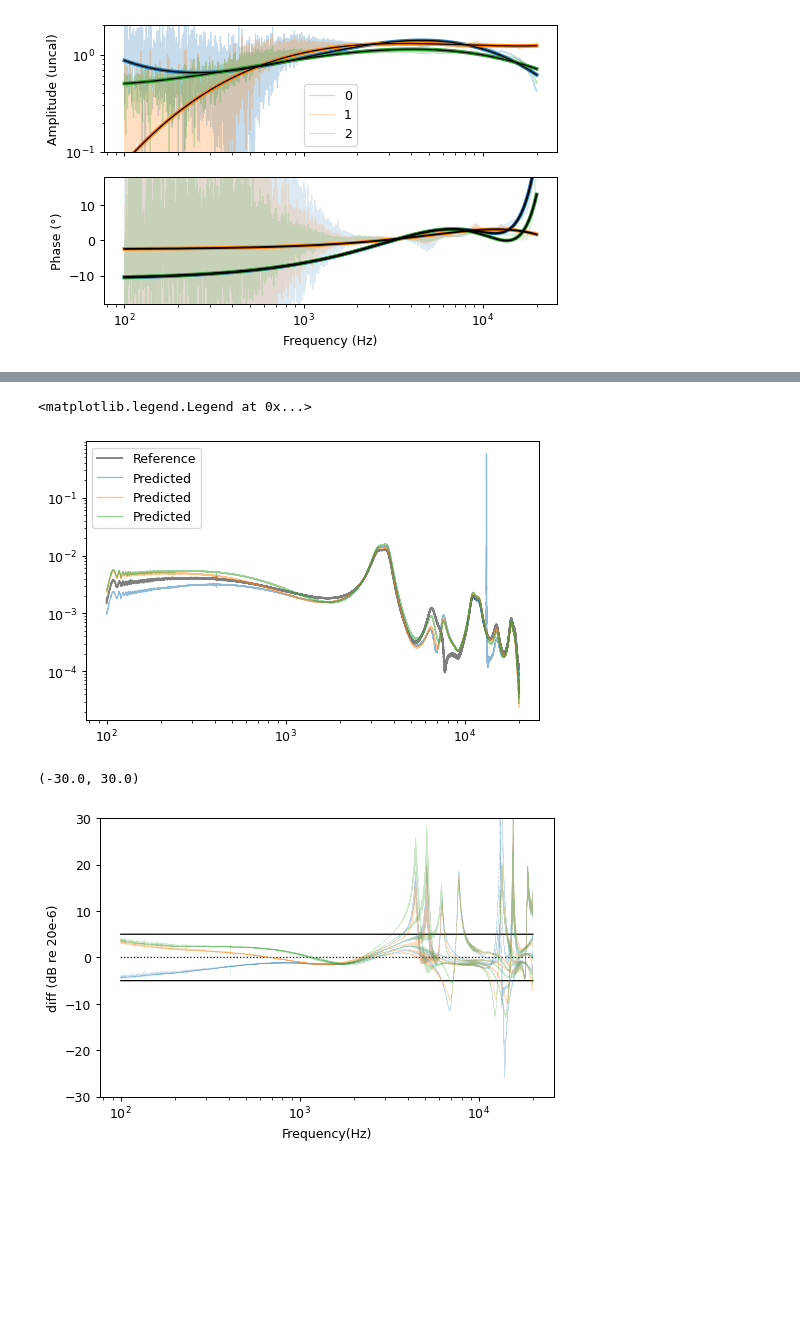
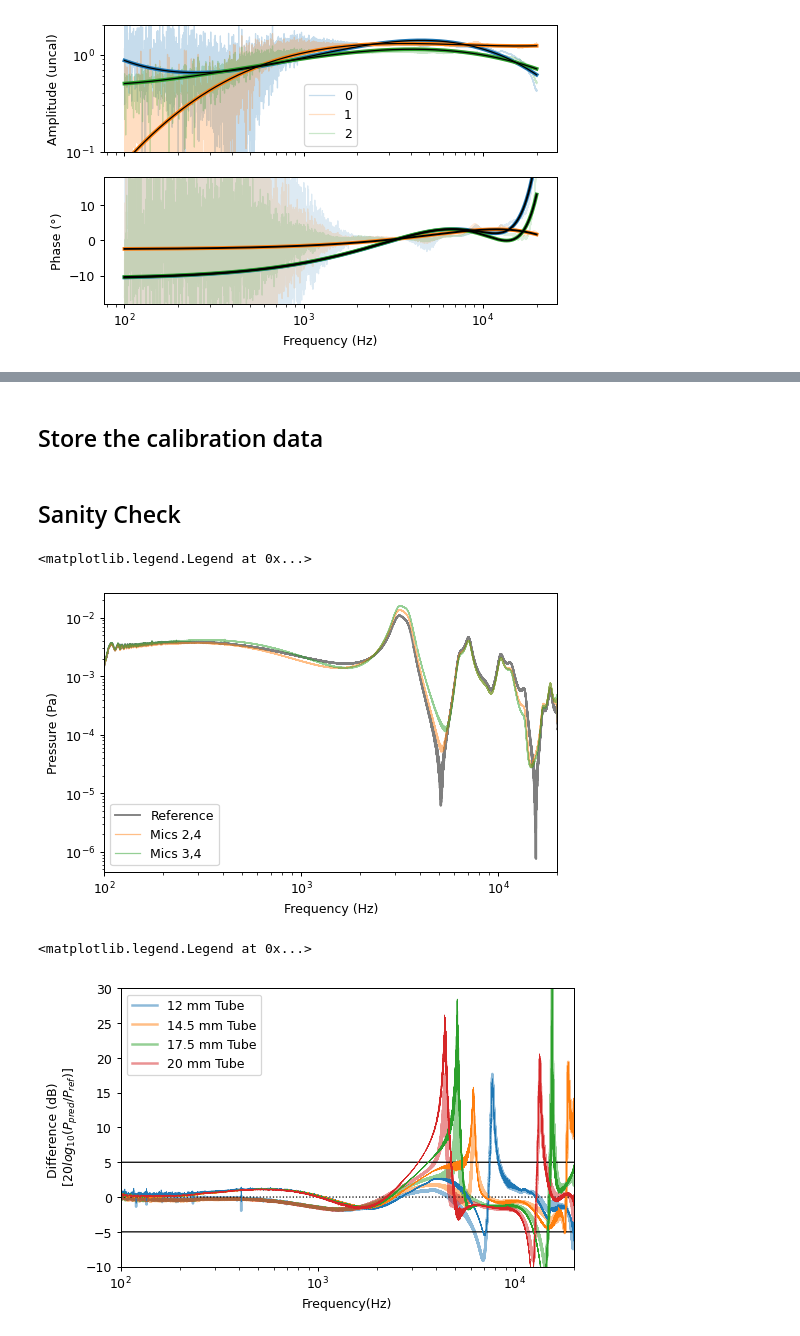
Before and after one commit to Tympan/auren-python, a Jupyter notebook: jupyter_notebooks/2024-07-02_auren_calibration_0.ipynb, the cells around one changed output, grey strips where cells are left out. Saved outputs shown, nothing was run; the diff lists cells and outputs as text; code cells hidden in the pictures; blank space fills up the shorter version.

Commit message:
ENH: Validated Auren Probe calibration. Looks good!

```diff
--- a/jupyter_notebooks/2024-07-02_auren_calibration_0.ipynb
+++ b/jupyter_notebooks/2024-07-02_auren_calibration_0.ipynb
@@ -431,6 +432,7 @@ for i, mic in enumerate(channels[:-1]):
 s_abs_amp = 2
 
 amp_cal = mic_p_correction.mean(axis=(0, 1))
+amp_cal = mic_p_correction[1:].mean(axis=(0, 1))
 amp_cal_b = 10**(np.log10(mic_p_correction).mean(axis=(0, 1)))
 amp_cal_orig = mic_p_correction.mean(axis=(0, 1))
 # TODO, make a better fit with ALL the data here, not just a mean of the data...
@@ -513,15 +519,21 @@ amp_cal = amp_cal2
 # plt.loglog(f_ref[0, 0], (np.abs( p[channel, trial, 2]) * cal2[:, 2]).T * amp_cal, 'C1', alpha=0.5, label="Predicted", lw=0.2)
 # # plt.loglog(f_ref[0, 0], (np.abs( p[channel, trial, 3]) * cal2[:, 3]).T, 'C2', alpha=0.5, label="Predicted", lw=0.2)
 # plt.legend()
+# %% [markdown]
+## Store the calibration data
+# %%
+calibration_data["cal"] = cal2 * amp_cal[:, None]
+# %% [markdown]
+## Sanity Check
 # %%
-channel = 0
+channel = 2
 mic1 = 0
 N = p_ref.shape[0]
 p_probe_pred2 = cavern_model.p_measured(
     f[0, 0] * units.Hz,
     x_probe[0] + x_probe_offset,
     x_mic[mic1], x_mic[mic_ref],
-    p[:N, trial, mic1] * cal2[:, mic1] * amp_cal, p[:N, trial, mic_ref] * amp_cal)
+    p[:N, trial, mic1] * calibration_data["cal"][:, mic1], p[:N, trial, mic_ref] * calibration_data["cal"][:, mic_ref])
 
 mic1 = 1
 # mic2 = 2
@@ -529,7 +541,7 @@ p_probe_pred22 = cavern_model.p_measured(
     f[0, 0] * units.Hz,
     x_probe[0] + x_probe_offset,
     x_mic[mic1], x_mic[mic_ref],
-    p[:N, trial, mic1] * cal2[:, mic1] * amp_cal, p[:N, trial, mic_ref] * amp_cal)
+    p[:N, trial, mic1] * calibration_data["cal"][:, mic1], p[:N, trial, mic_ref] * calibration_data["cal"][:, mic_ref])
     # x_mic[mic1], x_mic[mic2],
     # p[:N, trial, mic1] * cal2[:, mic1] * amp_cal, p[:N, trial, mic2] * cal2[:, mic2] * amp_cal)
 
@@ -538,45 +550,51 @@ p_probe_pred23 = cavern_model.p_measured(
     f[0, 0] * units.Hz,
     x_probe[0] + x_probe_offset,
     x_mic[mic1], x_mic[mic_ref],
-    p[:N, trial, mic1] * cal2[:, mic1] * amp_cal, p[:N, trial, mic_ref] * amp_cal)
+    p[:N, trial, mic1] * calibration_data["cal"][:, mic1], p[:N, trial, mic_ref] * calibration_data["cal"][:, mic_ref])
 
 plt.figure(**figkwargs)
 plt.loglog(f_ref[0, 0], np.abs(p_ref[channel, trial]).T, 'k', alpha=0.5, label='Reference')
 # plt.loglog(f[0, 0], np.abs(p_ref_on_f[channel, trial]).T, 'r-', alpha=1, lw=0.2, label='Reference')
-plt.loglog(f_ref[0, 0], np.abs(p_probe_pred2[channel]).T, 'C0', alpha=0.5, label="Predicted", lw=1)
-plt.loglog(f_ref[0, 0], np.abs(p_probe_pred22[channel]).T, 'C1', alpha=0.5, label="Predicted", lw=1)
-plt.loglog(f_ref[0, 0], np.abs(p_probe_pred23[channel]).T, 'C2', alpha=0.5, label="Predicted", lw=1)
+# plt.loglog(f_ref[0, 0], np.abs(p_probe_pred2[channel]).T, 'C0', alpha=0.5, label="Predicted", lw=1)
+plt.loglog(f_ref[0, 0], np.abs(p_probe_pred22[channel]).T, 'C1', alpha=0.5, label="Mics 2,4", lw=1)
+plt.loglog(f_ref[0, 0], np.abs(p_probe_pred23[channel]).T, 'C2', alpha=0.5, label="Mics 3,4", lw=1)
+plt.xlim(100, 20000)
+plt.ylabel("Pressure (Pa)")
+plt.xlabel("Frequency (Hz)")
 plt.legend()
 # %% [output]
 <matplotlib.legend.Legend at 0x...>
-[figure, old version]
+[figure, new version]
 # %%
 plt.figure(**figkwargs)
+plt.semilogx(f_ref[0, 0], todB(p_probe_pred22).T - todB(p_ref[:, 0].T), '-', alpha=0.5, lw=2)
 plt.semilogx(f[0, 0], f[0, 0]*0 + 5, 'k', lw=1, alpha=1)
 plt.semilogx(f[0, 0], f[0, 0]*0 - 5, 'k', lw=1, alpha=1)
 plt.semilogx(f[0, 0], f[0, 0]*0  , 'k:', lw=1, alpha=1)
-plt.semilogx(f_ref[0, 0], todB(p_probe_pred2).T - todB(p_ref[:, 0].T), 'C0', alpha=0.25, lw=0.2)
-plt.semilogx(f_ref[0, 0], todB(p_probe_pred22).T - todB(p_ref[:, 0].T), 'C1', alpha=0.25, lw=0.2)
-plt.semilogx(f_ref[0, 0], todB(p_probe_pred23).T - todB(p_ref[:, 0].T), 'C2', alpha=0.25, lw=0.2)
+# plt.semilogx(f_ref[0, 0], todB(p_probe_pred2).T - todB(p_ref[:, 0].T), 'C0', alpha=0.25, lw=0.2)
+plt.gca().set_prop_cycle(None)
+plt.semilogx(f_ref[0, 0], todB(p_probe_pred23).T - todB(p_ref[:, 0].T), '-', alpha=1, lw=0.5)
 
 # Linear x-scale version
 # plt.plot(f[0, 0], f[0, 0]*0 + 5, 'k', lw=1, alpha=1)
 # plt.plot(f[0, 0], f[0, 0]*0 - 5, 'k', lw=1, alpha=1)
 # plt.plot(f[0, 0], f[0, 0]*0  , 'k:', lw=1, alpha=1)
 # plt.plot(f_ref[0, 0], todB(p_probe_pred2).T - todB(p_ref[:, 0].T), 'C0', alpha=0.25, lw=0.2)
 # plt.plot(f_ref[0, 0], todB(p_probe_pred22).T - todB(p_ref[:, 0].T), 'C1', alpha=0.25, lw=0.2)
 # plt.plot(f_ref[0, 0], todB(p_probe_pred23).T - todB(p_ref[:, 0].T), 'C2', alpha=0.25, lw=0.2)
 
 # This is the same thing
 # plt.semilogx(f_ref[0, 0], 20*np.log10(np.abs(p_probe_pred2) / p_ref[:, 0]).T, 'C0', alpha=0.25, lw=0.2)
 # plt.semilogx(f_ref[0, 0], 20*np.log10(np.abs(p_probe_pred22) / p_ref[:, 0]).T, 'C1', alpha=0.25, lw=0.2)
 # plt.semilogx(f_ref[0, 0], 20*np.log10(np.abs(p_probe_pred23) / p_ref[:, 0]).T, 'C2', alpha=0.25, lw=0.2)
-plt.ylabel('diff (dB re 20e-6)')
+plt.ylabel('Difference (dB) \n [$20log_{10}(P_{pred} / P_{ref})$]')
 plt.xlabel('Frequency(Hz)')
-plt.ylim([-30, 30])
+plt.ylim([-10, 30])
+plt.xlim([100, 20000])
+plt.legend(["12 mm Tube", "14.5 mm Tube", "17.5 mm Tube", "20 mm Tube"])
 # %% [output]
-(-30.0, 30.0)
+<matplotlib.legend.Legend at 0x...>
-[figure, old version]
+[figure, new version]
 # %%
 myfigkwars = figkwargs.copy()
 myfigkwars['figsize'] = (6.5, 6.5/1.618034 / 2)
```
Also changed, not shown: parts of 29 cells of this notebook, 1 other file.
